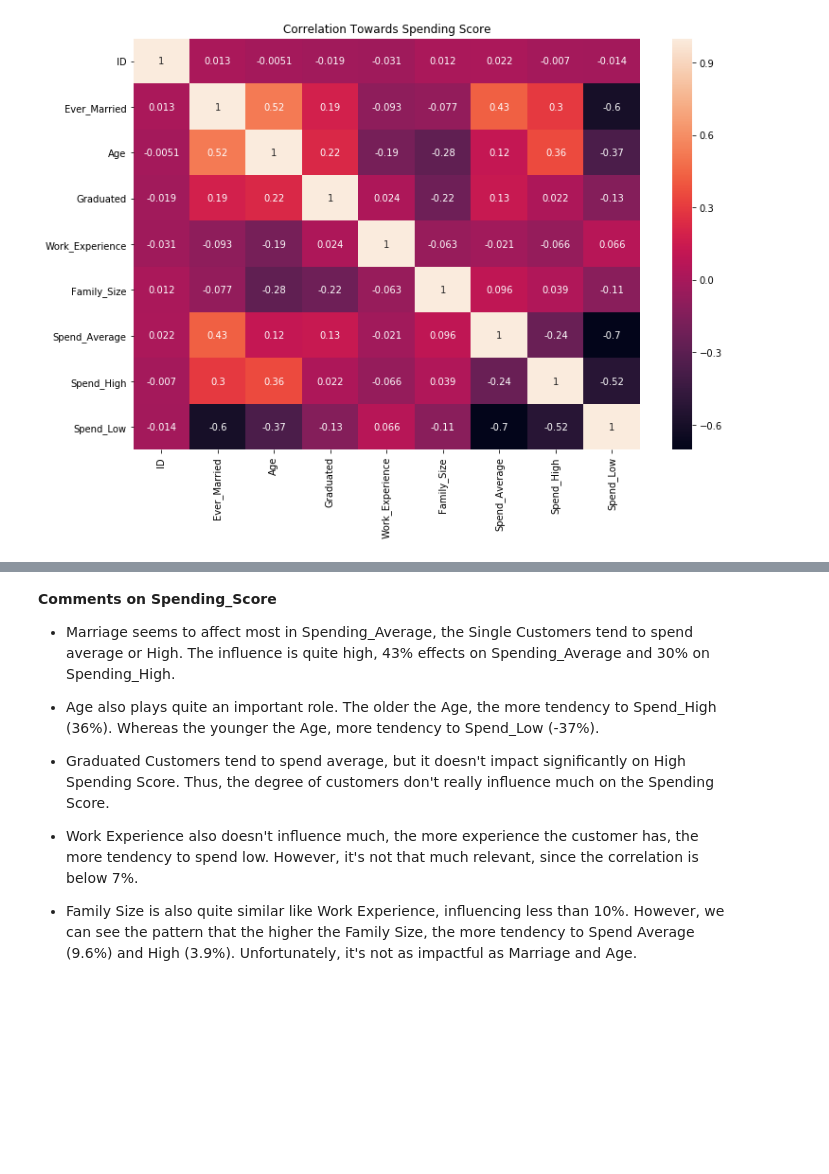
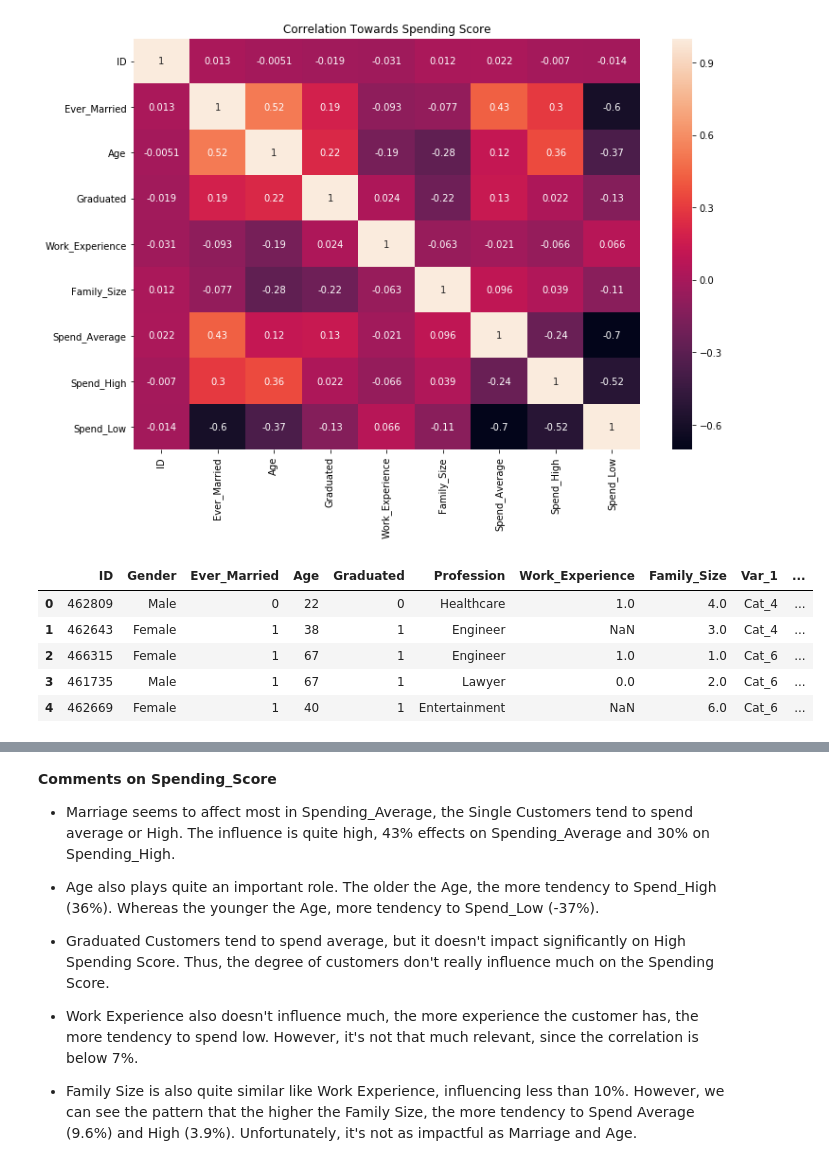
Before and after one commit to harashtaht/CustomerSegmentation, a Jupyter notebook: customerSegmentation/automobileSegmentation.ipynb, the cells around one changed output, grey strips where cells are left out. Saved outputs shown, nothing was run; the diff lists cells and outputs as text; code cells hidden in the pictures; blank space fills up the shorter version.

```diff
--- a/customerSegmentation/automobileSegmentation.ipynb
+++ b/customerSegmentation/automobileSegmentation.ipynb
@@ -539,3 +539,12 @@ sns.heatmap(oneHsp_.corr(), annot=True)
 # %% [output]
 <matplotlib.axes._subplots.AxesSubplot at 0x...>
 [figure]
+# %%
+oneHsp_.head()
+# %% [output]
+|  | ID | Gender | Ever_Married | Age | Graduated | Profession | Work_Experience | Family_Size | Var_1 | ... |
+| 0 | 462809 | Male | 0 | 22 | 0 | Healthcare | 1.0 | 4.0 | Cat_4 | ... |
+| 1 | 462643 | Female | 1 | 38 | 1 | Engineer | NaN | 3.0 | Cat_4 | ... |
+| 2 | 466315 | Female | 1 | 67 | 1 | Engineer | 1.0 | 1.0 | Cat_6 | ... |
+| 3 | 461735 | Male | 1 | 67 | 1 | Lawyer | 0.0 | 2.0 | Cat_6 | ... |
+| 4 | 462669 | Female | 1 | 40 | 1 | Entertainment | NaN | 6.0 | Cat_6 | ... |
```
Also changed, not shown: parts of 4 cells of this notebook.
